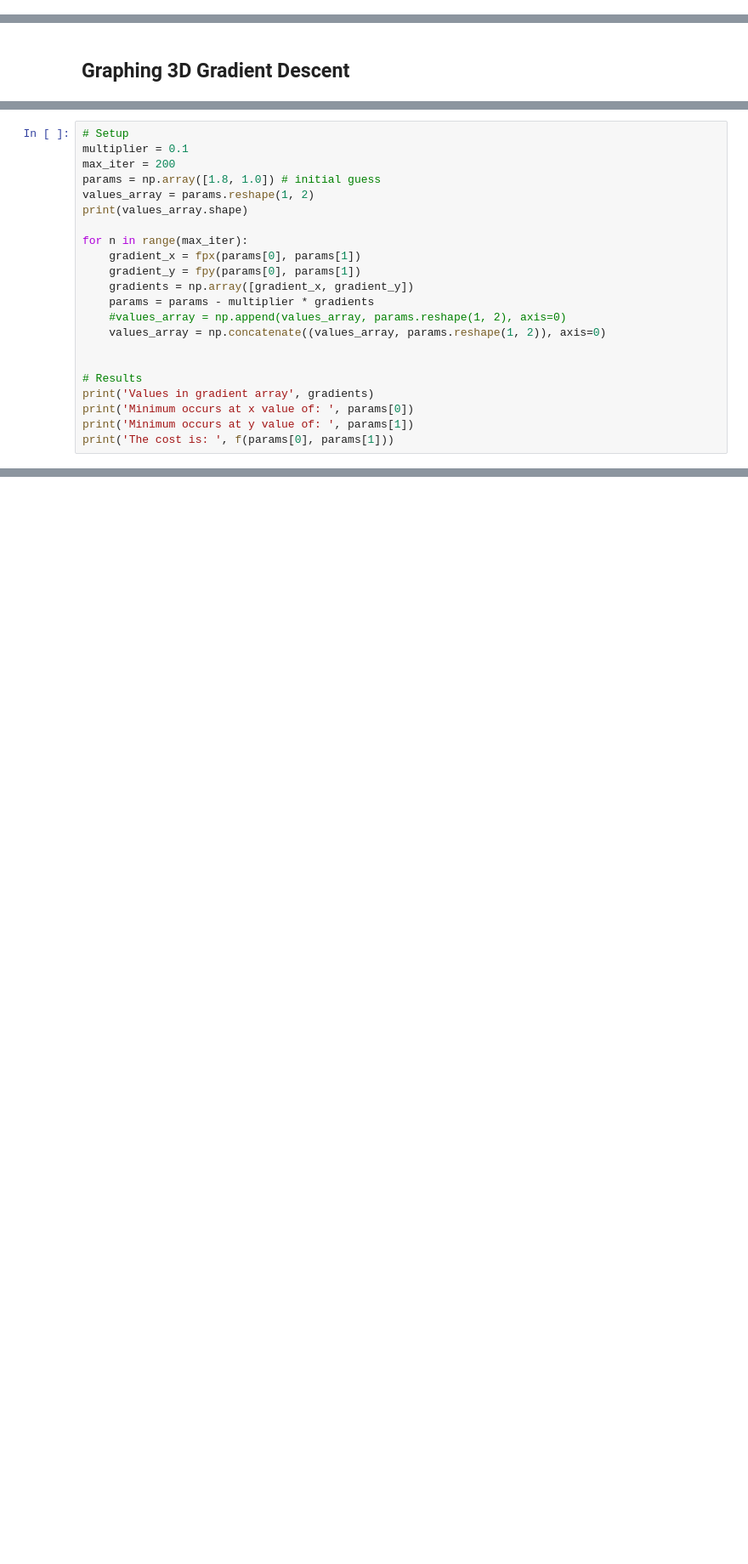
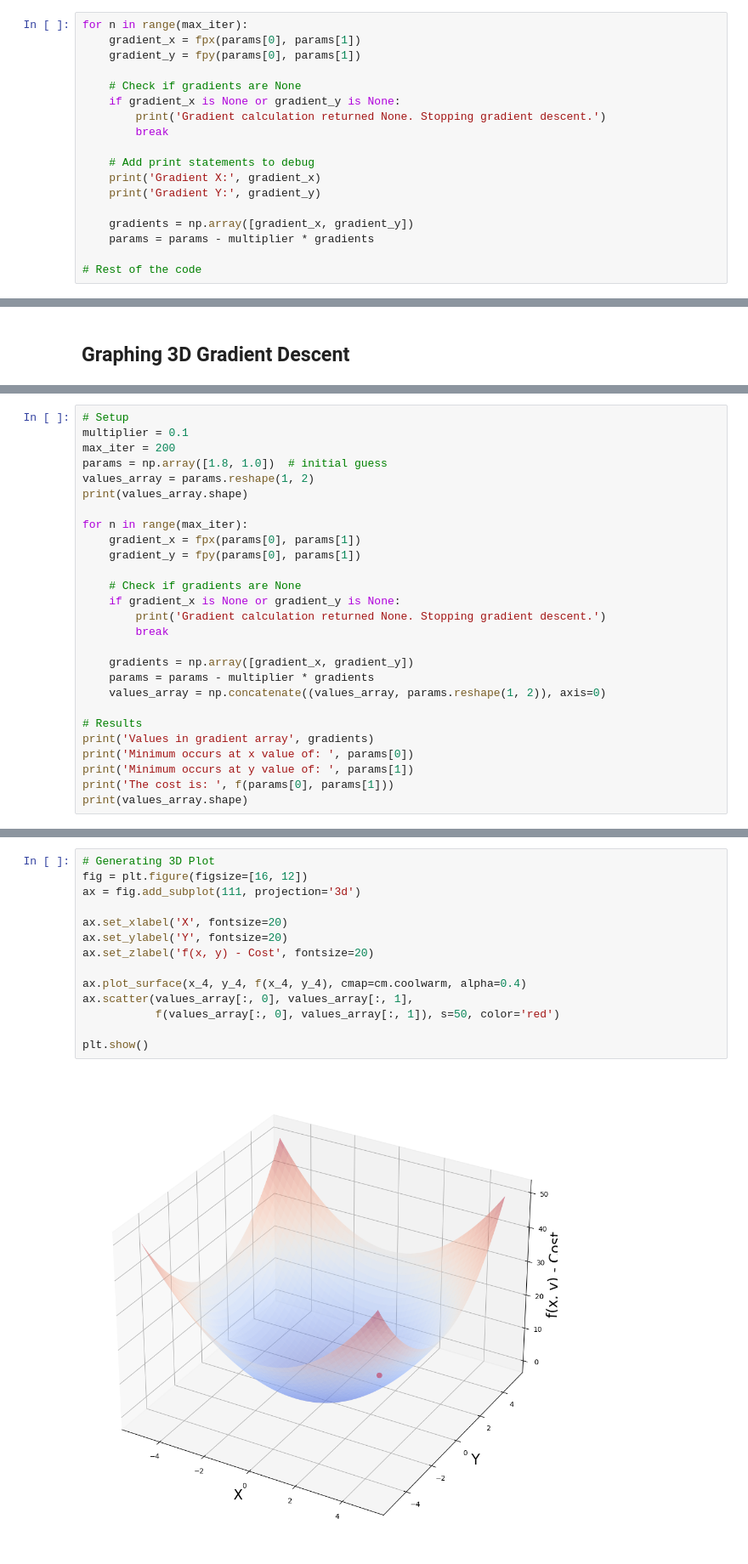
Before and after one commit to Sirisri123/FMML-Assignments, a Jupyter notebook: FMML_2022_Module_04_Project_2024.ipynb, the cells around one changed output, grey strips where cells are left out. Shown at 85% size. Cells and saved outputs as stored; diff of their text form; blank space fills up the shorter version.

```diff
--- a/FMML_2022_Module_04_Project_2024.ipynb
+++ b/FMML_2022_Module_04_Project_2024.ipynb
@@ -903,3 +468,21 @@ def fpx(x, y):
 
 def fpy(x, y):
     return ## [REQUIRED]
+# %%
+for n in range(max_iter):
+    gradient_x = fpx(params[0], params[1])
+    gradient_y = fpy(params[0], params[1])
+
+    # Check if gradients are None
+    if gradient_x is None or gradient_y is None:
+        print('Gradient calculation returned None. Stopping gradient descent.')
+        break
+
+    # Add print statements to debug
+    print('Gradient X:', gradient_x)
+    print('Gradient Y:', gradient_y)
+
+    gradients = np.array([gradient_x, gradient_y])
+    params = params - multiplier * gradients
+
+# Rest of the code
@@ -951,23 +494,28 @@ Optimized parameters: [2.61394455464388 3.92091683196582]
 # Setup
 multiplier = 0.1
 max_iter = 200
-params = np.array([1.8, 1.0]) # initial guess
+params = np.array([1.8, 1.0])  # initial guess
 values_array = params.reshape(1, 2)
 print(values_array.shape)
 
 for n in range(max_iter):
     gradient_x = fpx(params[0], params[1])
     gradient_y = fpy(params[0], params[1])
+
+    # Check if gradients are None
+    if gradient_x is None or gradient_y is None:
+        print('Gradient calculation returned None. Stopping gradient descent.')
+        break
+
     gradients = np.array([gradient_x, gradient_y])
     params = params - multiplier * gradients
-    #values_array = np.append(values_array, params.reshape(1, 2), axis=0)
     values_array = np.concatenate((values_array, params.reshape(1, 2)), axis=0)
-
 
 # Results
 print('Values in gradient array', gradients)
 print('Minimum occurs at x value of: ', params[0])
 print('Minimum occurs at y value of: ', params[1])
 print('The cost is: ', f(params[0], params[1]))
+print(values_array.shape)
 # %% [output]
 (1, 2)
@@ -1020,3 +528,19 @@ Optimized parameters: [2.61394455 3.92091683]
+# %%
+# Generating 3D Plot
+fig = plt.figure(figsize=[16, 12])
+ax = fig.add_subplot(111, projection='3d')
+
+ax.set_xlabel('X', fontsize=20)
+ax.set_ylabel('Y', fontsize=20)
+ax.set_zlabel('f(x, y) - Cost', fontsize=20)
+
+ax.plot_surface(x_4, y_4, f(x_4, y_4), cmap=cm.coolwarm, alpha=0.4)
+ax.scatter(values_array[:, 0], values_array[:, 1],
+           f(values_array[:, 0], values_array[:, 1]), s=50, color='red')
+
+plt.show()
+# %% [output]
+[figure, added]
 # %% [markdown]
 ## For Reference, practice and play with the code below
 
```
Also changed, not shown: parts of 30 cells of this notebook.
